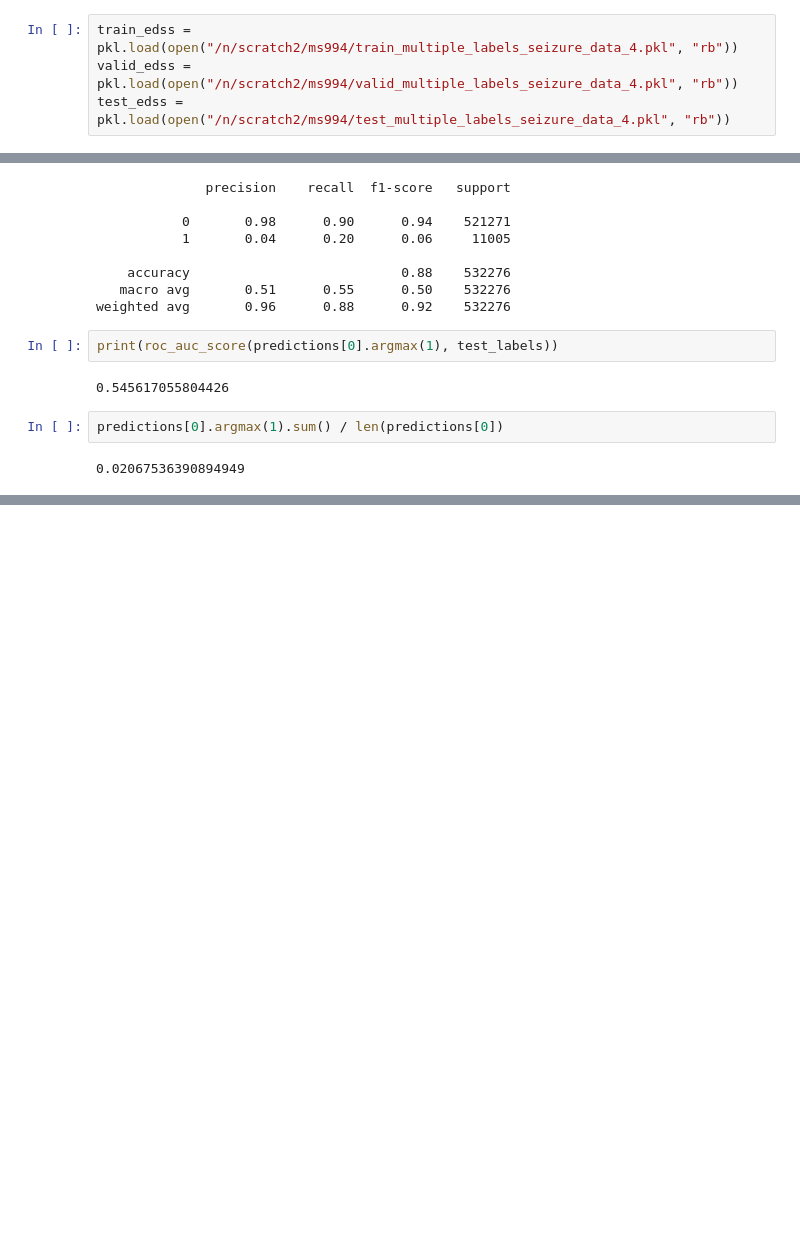
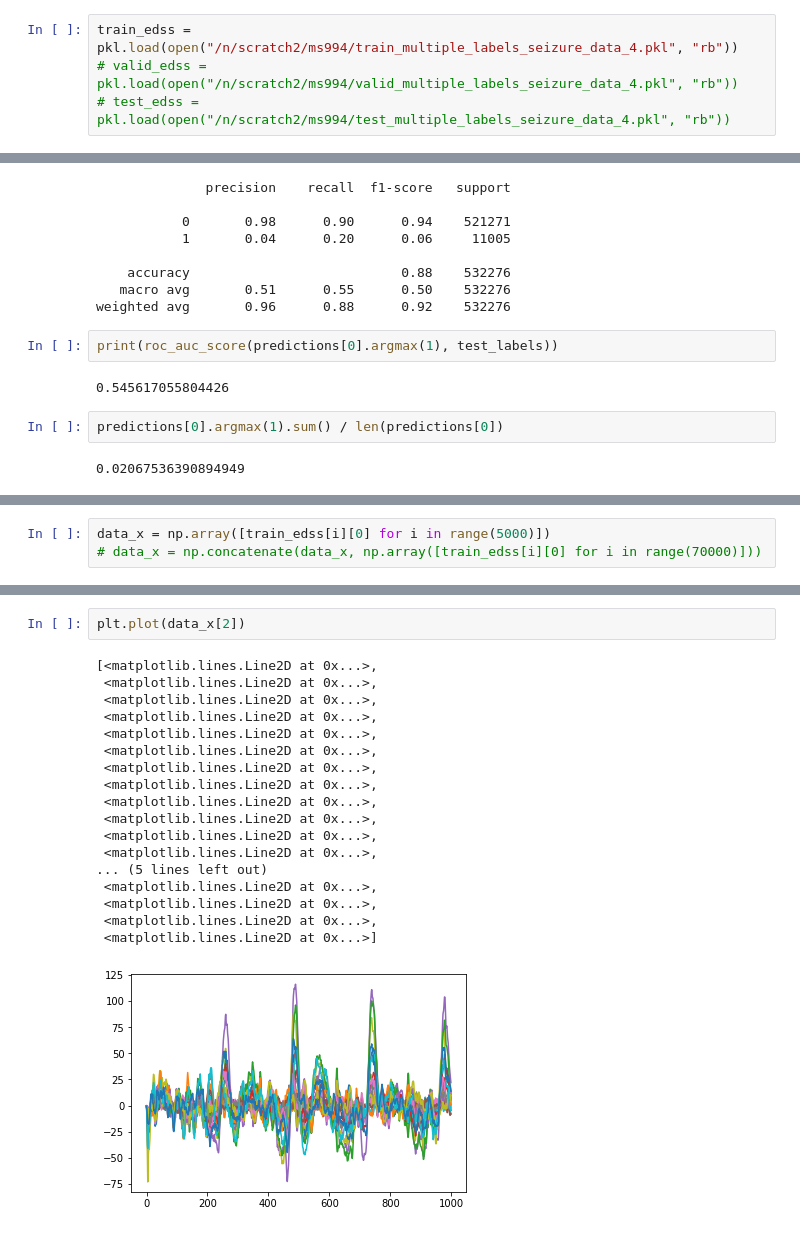
Before and after one commit to Saqibm128/eeg-tasks, a Jupyter notebook: notebooks/Seizure CNN Exploration.ipynb, the cells around one changed output, grey strips where cells are left out. Saved outputs shown, nothing was run; the diff lists cells and outputs as text; blank space fills up the shorter version.

```diff
--- a/notebooks/Seizure CNN Exploration.ipynb
+++ b/notebooks/Seizure CNN Exploration.ipynb
@@ -726,8 +726,8 @@ for i in range(len(validSeizureLabels)):
 ## Load cached multilabeled data
 # %%
 train_edss = pkl.load(open("/n/scratch2/ms994/train_multiple_labels_seizure_data_4.pkl", "rb"))
-valid_edss = pkl.load(open("/n/scratch2/ms994/valid_multiple_labels_seizure_data_4.pkl", "rb"))
-test_edss = pkl.load(open("/n/scratch2/ms994/test_multiple_labels_seizure_data_4.pkl", "rb"))
+# valid_edss = pkl.load(open("/n/scratch2/ms994/valid_multiple_labels_seizure_data_4.pkl", "rb"))
+# test_edss = pkl.load(open("/n/scratch2/ms994/test_multiple_labels_seizure_data_4.pkl", "rb"))
 # %%
 seizureLabels = [train_edss_datum[1][0] for train_edss_datum in train_edss]
 patientInd = [train_edss_datum[1][1] for train_edss_datum in train_edss]
@@ -1361,0 +1387,3 @@ predictions[0].argmax(1).sum() / len(predictions[0])
+# %%
+data_x = np.array([train_edss[i][0] for i in range(5000)])
+# data_x = np.concatenate(data_x, np.array([train_edss[i][0] for i in range(70000)]))
@@ -1361,0 +1545,21 @@ predictions[0].argmax(1).sum() / len(predictions[0])
+# %%
+plt.plot(data_x[2])
+# %% [output]
+[<matplotlib.lines.Line2D at 0x...>,
+ <matplotlib.lines.Line2D at 0x...>,
+ <matplotlib.lines.Line2D at 0x...>,
+ <matplotlib.lines.Line2D at 0x...>,
+ <matplotlib.lines.Line2D at 0x...>,
+ <matplotlib.lines.Line2D at 0x...>,
+ <matplotlib.lines.Line2D at 0x...>,
+ <matplotlib.lines.Line2D at 0x...>,
+ <matplotlib.lines.Line2D at 0x...>,
+ <matplotlib.lines.Line2D at 0x...>,
+ <matplotlib.lines.Line2D at 0x...>,
+ <matplotlib.lines.Line2D at 0x...>,
+... (5 lines left out)
+ <matplotlib.lines.Line2D at 0x...>,
+ <matplotlib.lines.Line2D at 0x...>,
+ <matplotlib.lines.Line2D at 0x...>,
+ <matplotlib.lines.Line2D at 0x...>]
+[figure, added]
```
Also changed, not shown: parts of 48 cells of this notebook, 1 other file.
